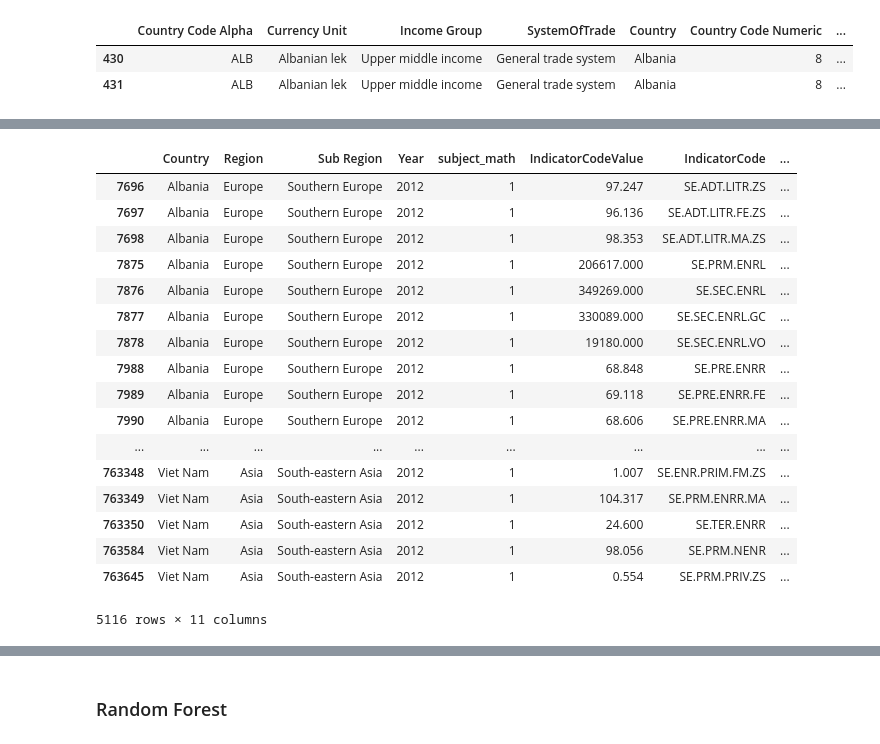
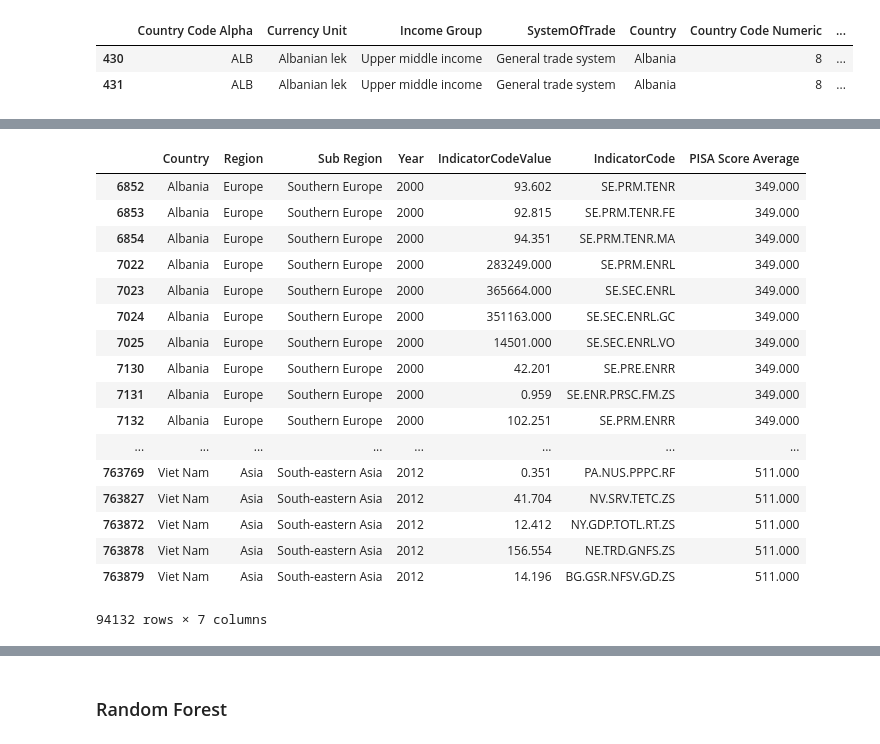
Before and after one commit to Heathocha/The-3-E-s, a Jupyter notebook: The 3 E's-Main.ipynb, the cells around one changed output, grey strips where cells are left out. Drawn from its saved outputs; the diff is of its cells as text; code cells hidden in the pictures.

```diff
--- a/The 3 E's-Main.ipynb
+++ b/The 3 E's-Main.ipynb
@@ -218,6 +247 @@ array(['Math', 'Reading', 'Science'], dtype=object)
-# %%
-#Can also do project.Subject=="Math" as an option, but we will proceed with how I have it written below.
-project['subject_math'] = np.where(project.Subject.str.startswith('Math'), 1,0)
-project['subject_reading']= np.where(project.Subject.str.startswith('Reading'), 1,0)
-project['subject_science']= np.where(project.Subject.str.startswith('Science'), 1,0)
 # %% [markdown]
@@ -270,7 +287,7 @@ print(Indicators.shape)
 # %%
 key_word_dict = {}
 
-key_word_dict['Economy'] = ['income','gdp']
+key_word_dict['Economy'] = ['gdp']
 key_word_dict['Education'] = ['literacy','enrolment']
 key_word_dict['Employment'] =['employed','employment','umemployed','unemployment']
 # %% [markdown]
@@ -394,0 +451,3 @@ education_math['secondary_vocational_enroll'] = np.where(education_math.Indicato
+# %%
+e_model = pd.concat([education_data, employment_data, economy_data])
+e_model.tail()
@@ -414,23 +484,23 @@ secondary_vocational_enroll      int64
 dtype: object
 # %%
-rf_education = education_math[['Country','Region','Sub Region','Year','subject_math', 'IndicatorCodeValue','IndicatorCode', 'PISA Score Average','primary_ed_enroll','secondary_ed_enroll','secondary_vocational_enroll']].dropna()
+rf_education = e_model[['Country','Region','Sub Region','Year','IndicatorCodeValue','IndicatorCode','PISA Score Average']].dropna()
 rf_education
 # %% [output]
-|  | Country | Region | Sub Region | Year | subject_math | IndicatorCodeValue | IndicatorCode | ... |
-| 7696 | Albania | Europe | Southern Europe | 2012 | 1 | 97.247 | SE.ADT.LITR.ZS | ... |
-| 7697 | Albania | Europe | Southern Europe | 2012 | 1 | 96.136 | SE.ADT.LITR.FE.ZS | ... |
-| 7698 | Albania | Europe | Southern Europe | 2012 | 1 | 98.353 | SE.ADT.LITR.MA.ZS | ... |
-| 7875 | Albania | Europe | Southern Europe | 2012 | 1 | 206617.000 | SE.PRM.ENRL | ... |
-| 7876 | Albania | Europe | Southern Europe | 2012 | 1 | 349269.000 | SE.SEC.ENRL | ... |
-| 7877 | Albania | Europe | Southern Europe | 2012 | 1 | 330089.000 | SE.SEC.ENRL.GC | ... |
-| 7878 | Albania | Europe | Southern Europe | 2012 | 1 | 19180.000 | SE.SEC.ENRL.VO | ... |
-| 7988 | Albania | Europe | Southern Europe | 2012 | 1 | 68.848 | SE.PRE.ENRR | ... |
-| 7989 | Albania | Europe | Southern Europe | 2012 | 1 | 69.118 | SE.PRE.ENRR.FE | ... |
-| 7990 | Albania | Europe | Southern Europe | 2012 | 1 | 68.606 | SE.PRE.ENRR.MA | ... |
-| ... | ... | ... | ... | ... | ... | ... | ... | ... |
-| 763348 | Viet Nam | Asia | South-eastern Asia | 2012 | 1 | 1.007 | SE.ENR.PRIM.FM.ZS | ... |
-| 763349 | Viet Nam | Asia | South-eastern Asia | 2012 | 1 | 104.317 | SE.PRM.ENRR.MA | ... |
-| 763350 | Viet Nam | Asia | South-eastern Asia | 2012 | 1 | 24.600 | SE.TER.ENRR | ... |
-| 763584 | Viet Nam | Asia | South-eastern Asia | 2012 | 1 | 98.056 | SE.PRM.NENR | ... |
-| 763645 | Viet Nam | Asia | South-eastern Asia | 2012 | 1 | 0.554 | SE.PRM.PRIV.ZS | ... |
+|  | Country | Region | Sub Region | Year | IndicatorCodeValue | IndicatorCode | PISA Score Average |
+| 6852 | Albania | Europe | Southern Europe | 2000 | 93.602 | SE.PRM.TENR | 349.000 |
+| 6853 | Albania | Europe | Southern Europe | 2000 | 92.815 | SE.PRM.TENR.FE | 349.000 |
+| 6854 | Albania | Europe | Southern Europe | 2000 | 94.351 | SE.PRM.TENR.MA | 349.000 |
+| 7022 | Albania | Europe | Southern Europe | 2000 | 283249.000 | SE.PRM.ENRL | 349.000 |
+| 7023 | Albania | Europe | Southern Europe | 2000 | 365664.000 | SE.SEC.ENRL | 349.000 |
+| 7024 | Albania | Europe | Southern Europe | 2000 | 351163.000 | SE.SEC.ENRL.GC | 349.000 |
+| 7025 | Albania | Europe | Southern Europe | 2000 | 14501.000 | SE.SEC.ENRL.VO | 349.000 |
+| 7130 | Albania | Europe | Southern Europe | 2000 | 42.201 | SE.PRE.ENRR | 349.000 |
+| 7131 | Albania | Europe | Southern Europe | 2000 | 0.959 | SE.ENR.PRSC.FM.ZS | 349.000 |
+| 7132 | Albania | Europe | Southern Europe | 2000 | 102.251 | SE.PRM.ENRR | 349.000 |
+| ... | ... | ... | ... | ... | ... | ... | ... |
+| 763769 | Viet Nam | Asia | South-eastern Asia | 2012 | 0.351 | PA.NUS.PPPC.RF | 511.000 |
+| 763827 | Viet Nam | Asia | South-eastern Asia | 2012 | 41.704 | NV.SRV.TETC.ZS | 511.000 |
+| 763872 | Viet Nam | Asia | South-eastern Asia | 2012 | 12.412 | NY.GDP.TOTL.RT.ZS | 511.000 |
+| 763878 | Viet Nam | Asia | South-eastern Asia | 2012 | 156.554 | NE.TRD.GNFS.ZS | 511.000 |
+| 763879 | Viet Nam | Asia | South-eastern Asia | 2012 | 14.196 | BG.GSR.NFSV.GD.ZS | 511.000 |
-5116 rows × 11 columns
+94132 rows × 7 columns
```
Also changed, not shown: parts of 79 cells of this notebook.
